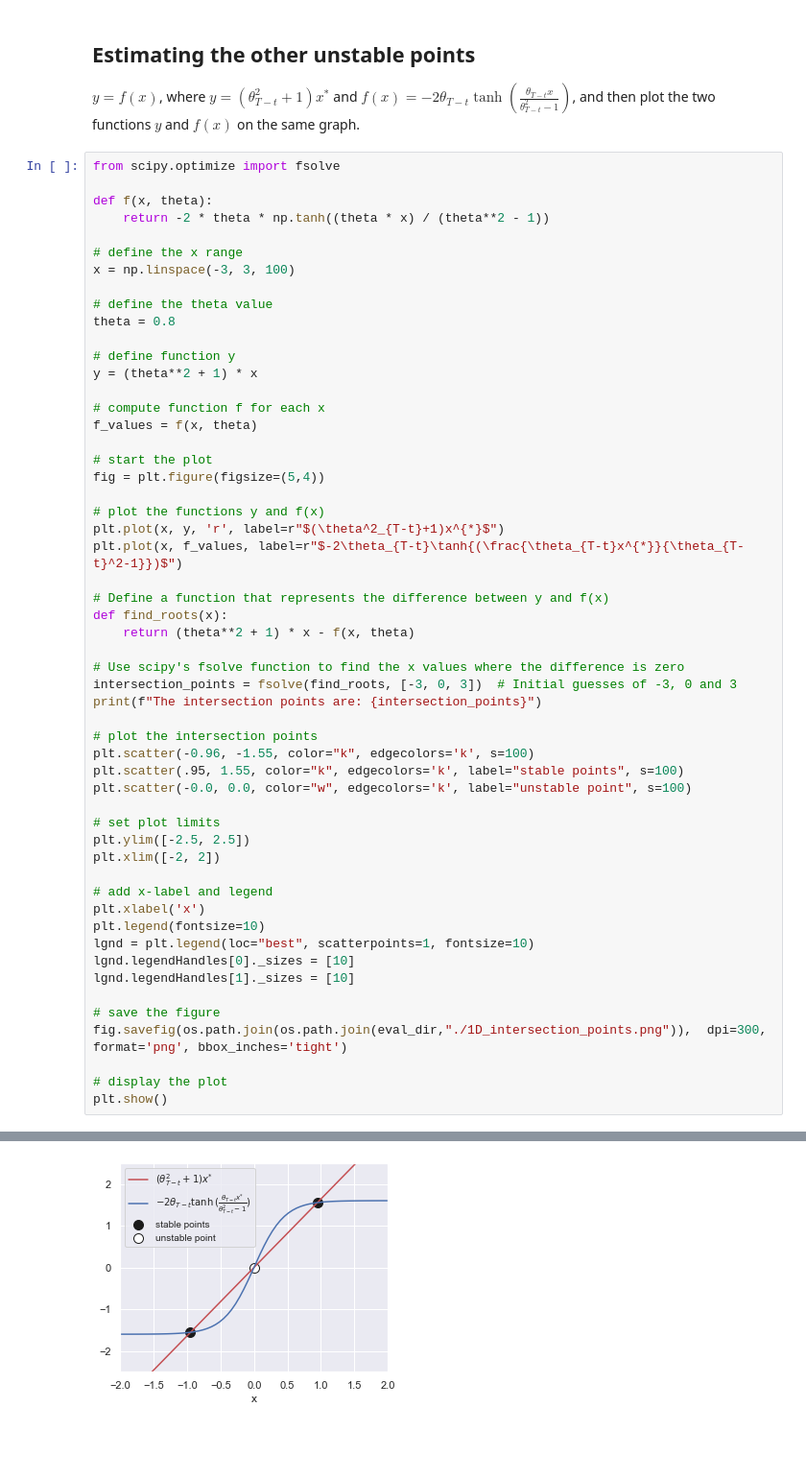
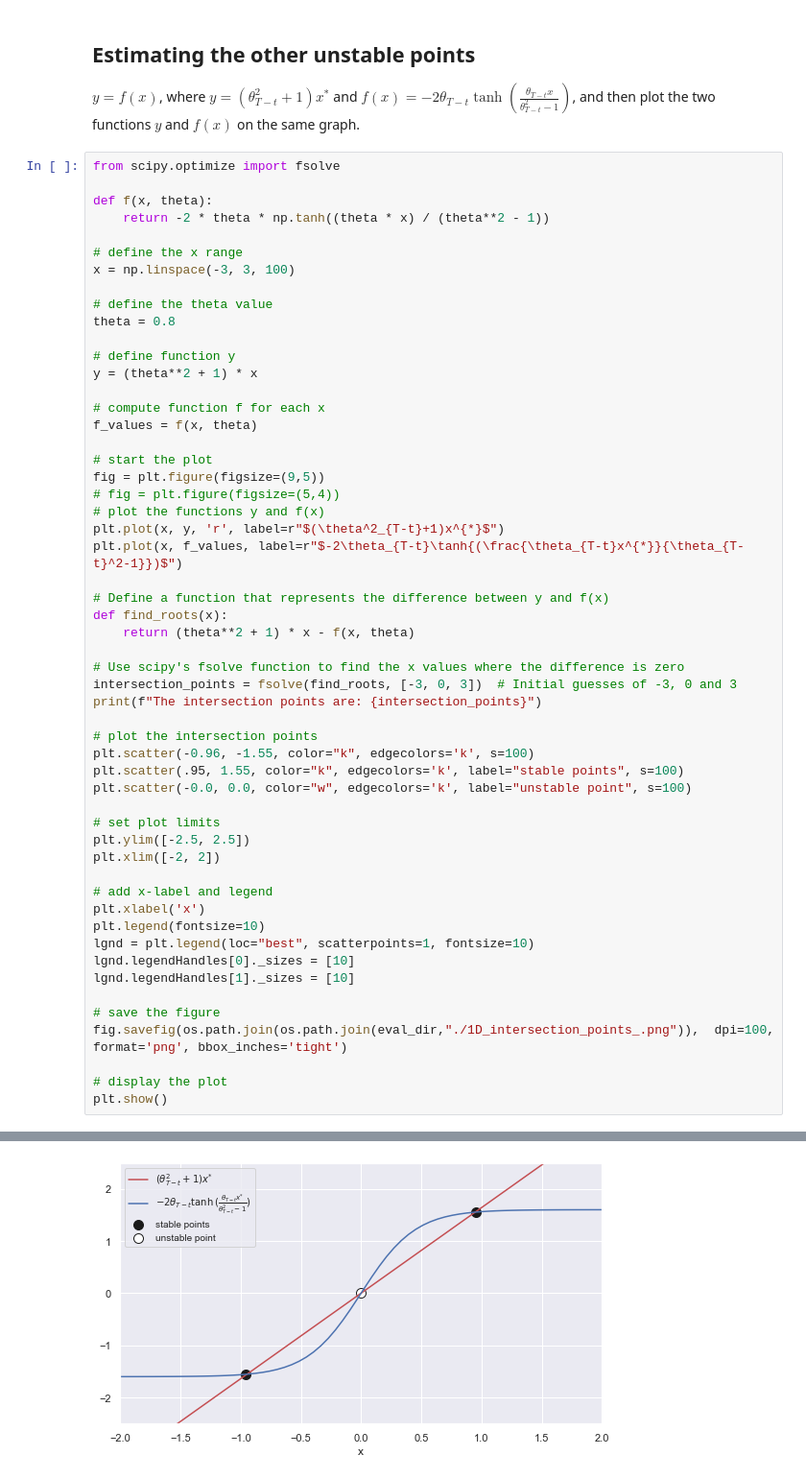
Before and after one commit to gabrielraya/symmetry_breaking_diffusion_models, a Jupyter notebook: notebooks/1d_example.ipynb, the cells around one changed output, grey strips where cells are left out. Shown at 96% size. Drawn from its saved outputs; the diff is of its cells as text; blank space fills up the shorter version.

```diff
--- a/notebooks/1d_example.ipynb
+++ b/notebooks/1d_example.ipynb
@@ -870,8 +795,8 @@ y = (theta**2 + 1) * x
 f_values = f(x, theta)
 
 # start the plot
-fig = plt.figure(figsize=(5,4))
-
+fig = plt.figure(figsize=(9,5))
+# fig = plt.figure(figsize=(5,4))
 # plot the functions y and f(x)
 plt.plot(x, y, 'r', label=r"$(\theta^2_{T-t}+1)x^{*}$")
 plt.plot(x, f_values, label=r"$-2\theta_{T-t}\tanh{(\frac{\theta_{T-t}x^{*}}{\theta_{T-t}^2-1}})$")
@@ -879,32 +804,32 @@ plt.plot(x, f_values, label=r"$-2\theta_{T-t}\tanh{(\frac{\theta_{T-t}x^{*}}{\th
 # Define a function that represents the difference between y and f(x)
 def find_roots(x):
     return (theta**2 + 1) * x - f(x, theta)
 
 # Use scipy's fsolve function to find the x values where the difference is zero
 intersection_points = fsolve(find_roots, [-3, 0, 3])  # Initial guesses of -3, 0 and 3
 print(f"The intersection points are: {intersection_points}")
 
 # plot the intersection points
 plt.scatter(-0.96, -1.55, color="k", edgecolors='k', s=100)
 plt.scatter(.95, 1.55, color="k", edgecolors='k', label="stable points", s=100)
 plt.scatter(-0.0, 0.0, color="w", edgecolors='k', label="unstable point", s=100)
 
 # set plot limits
 plt.ylim([-2.5, 2.5])
 plt.xlim([-2, 2])
 
 # add x-label and legend
 plt.xlabel('x')
 plt.legend(fontsize=10)
 lgnd = plt.legend(loc="best", scatterpoints=1, fontsize=10)
 lgnd.legendHandles[0]._sizes = [10]
 lgnd.legendHandles[1]._sizes = [10]
 
 # save the figure
-fig.savefig(os.path.join(os.path.join(eval_dir,"./1D_intersection_points.png")),  dpi=300, format='png', bbox_inches='tight')
+fig.savefig(os.path.join(os.path.join(eval_dir,"./1D_intersection_points_.png")),  dpi=100, format='png', bbox_inches='tight')
 
 # display the plot
 plt.show()
 # %% [output]
 The intersection points are: [-0.94703858  0.          0.94703858]
-[figure, old version]
+[figure, new version]
```
Also changed, not shown: parts of 10 cells of this notebook, 1 other file.
